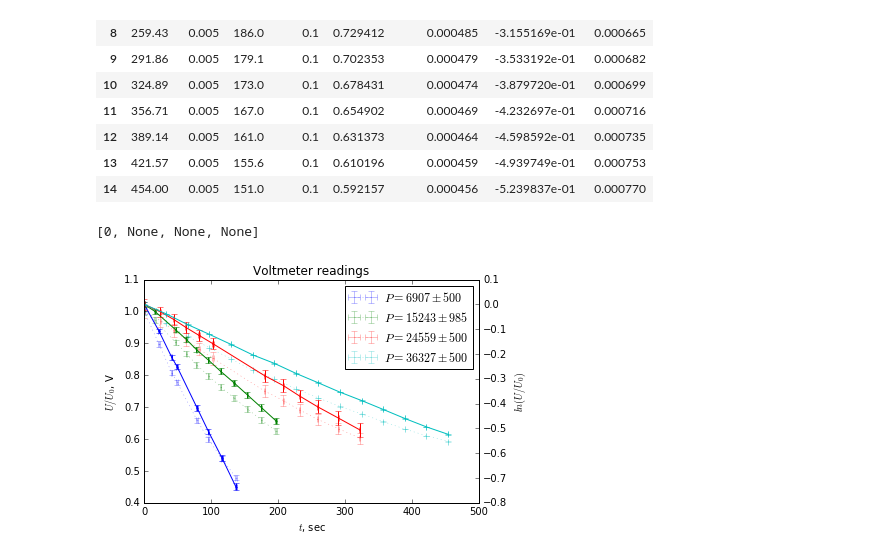
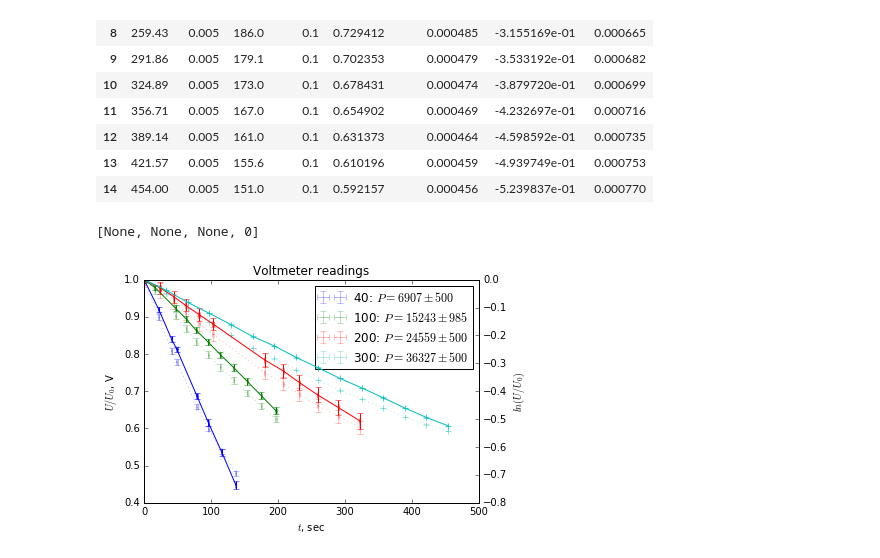
Before and after one commit to intelfx/mipt-lab, a Jupyter notebook: Курс 1 семестр 2/Лабы/2.2.1/2.2.1.ipynb, the cells around one changed output. Cells and saved outputs as stored; diff of their text form; code cells hidden in the pictures.

```diff
--- a/Курс 1 семестр 2/Лабы/2.2.1/2.2.1.ipynb
+++ b/Курс 1 семестр 2/Лабы/2.2.1/2.2.1.ipynb
@@ -126,31 +126,33 @@ for e in experiments:
 # %%
 plt.title("Voltmeter readings")
 plt.xlabel("$t$, sec")
 
 ax1 = plt.gca()
 ax1.set_ylabel("$U / U_0$, V")
 ax2 = ax1.twinx()
 ax2.set_ylabel("$ln(U / U_0)$")
 
 for e in experiments:
     ax1.errorbar(x = columns[e].t,
                  y = columns[e].U_scaled,
                  xerr = columns[e].Error_t,
                  yerr = columns[e].Error_U_scaled,
-                 label = "$P = %d \pm %d$" % (data[e].Value["P"], data[e].Error["P"]),
+                 label = "%s: $P = %d \pm %d$" % (e, data[e].Value["P"], data[e].Error["P"]),
                  alpha = 0.5,
                  linewidth = 0.5,
                  linestyle = "dotted")
     ax2.errorbar(x = columns[e].t,
                  y = columns[e].ln_U,
                  xerr = columns[e].Error_t,
                  yerr = columns[e].Error_ln_U)
 
 ax1.legend(loc = "best")
 plt.axis([0, None, None, None])
+ax1.axis([None, None, None, 1])
+ax2.axis([None, None, None, 0])
 # %% [output]
-[0, None, None, None]
+[None, None, None, 0]
-[figure, old version]
+[figure, new version]
 # %%
 plt.title("Voltmeter readings (scaled) + fit")
 plt.xlabel("$t$, sec")
```
Also changed, not shown: parts of 2 cells of this notebook, 1 other file.
